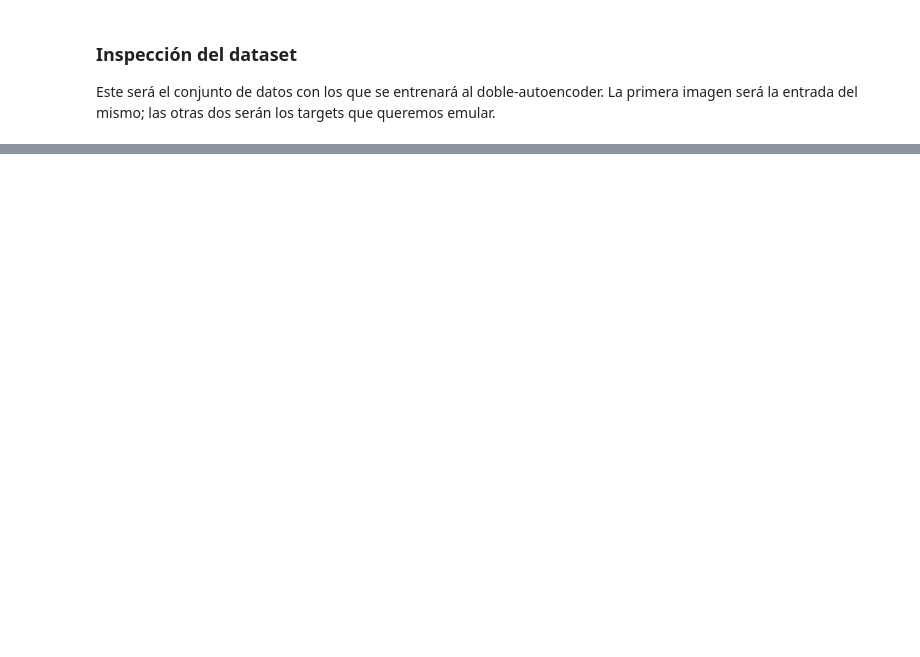
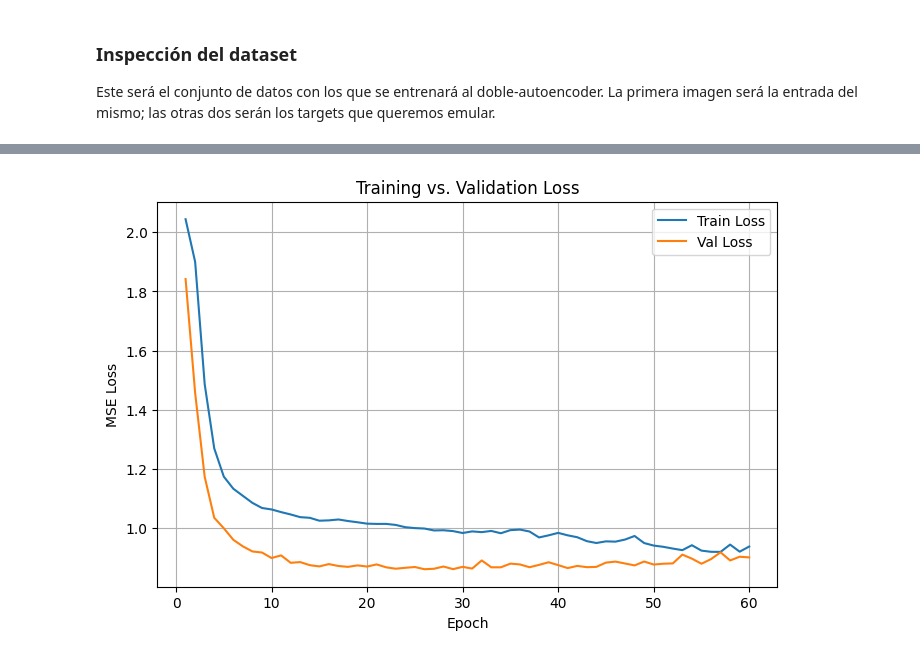
Before and after one commit to JuanDDiosRojas/PhD, a Jupyter notebook: Lenstronomy/2Autoencoder.ipynb, the cells around one changed output, grey strips where cells are left out. Cells and saved outputs as stored; diff of their text form; code cells hidden in the pictures; blank space fills up the shorter version.

```diff
--- a/Lenstronomy/2Autoencoder.ipynb
+++ b/Lenstronomy/2Autoencoder.ipynb
@@ -162,0 +122,9 @@ test_ds = TensorDataset(
+# %%
+# 5) Split en train/val/test
+idx = np.arange(X.shape[0])
+idx_train, idx_test = train_test_split(idx, test_size=0.1, random_state=42)
+idx_train, idx_val  = train_test_split(idx_train, test_size=0.1111, random_state=42)
+
+X_train, X_val, X_test   = X[idx_train],  X[idx_val],  X[idx_test]
+Y1_train, Y1_val, Y1_test = Y1[idx_train], Y1[idx_val], Y1[idx_test]
+Y2_train, Y2_val, Y2_test = Y2[idx_train], Y2[idx_val], Y2[idx_test]
@@ -298,0 +270,5 @@ RuntimeError: Given groups=1, weight of size [16, 1, 3, 3], expected input[1, 32
+# %%
+# 3) Instanciar modelo, pérdida, optimizador
+model    = DoubleReconstructionCNN().to(device)
+loss_fn  = nn.MSELoss()
+optimizer = torch.optim.Adam(model.parameters(), lr=0.01)
@@ -298,0 +339,36 @@ RuntimeError: Given groups=1, weight of size [16, 1, 3, 3], expected input[1, 32
+# %%
+# 5) Complete training loop with tqdm bar and loss tracking
+num_epochs = 60
+train_losses = []
+val_losses   = []
+
+# Create a longer orange progress bar (hex for orange) with wider width
+pbar = trange(
+    1, num_epochs + 1,
+    desc="Epochs",
+    colour="#FFA500",
+    ncols=120
+)
+
+for epoch in pbar:
+    train_loss = train_epoch(train_loader)
+    val_loss   = eval_epoch(val_loader)
+    train_losses.append(train_loss)
+    val_losses.append(val_loss)
+    pbar.set_postfix({
+        "train_loss": f"{train_loss:.4f}",
+        "val_loss":   f"{val_loss:.4f}"
+    })
+
+# After training, plot the training and validation loss curves
+plt.figure(figsize=(8, 5))
+plt.plot(range(1, num_epochs + 1), train_losses, label="Train Loss")
+plt.plot(range(1, num_epochs + 1), val_losses,   label="Val Loss")
+plt.xlabel("Epoch")
+plt.ylabel("MSE Loss")
+plt.title("Training vs. Validation Loss")
+plt.legend()
+plt.grid(True)
+plt.show()
+# %% [output]
+[figure, added]
```
Also changed, not shown: parts of 21 cells of this notebook, 1 other file.
